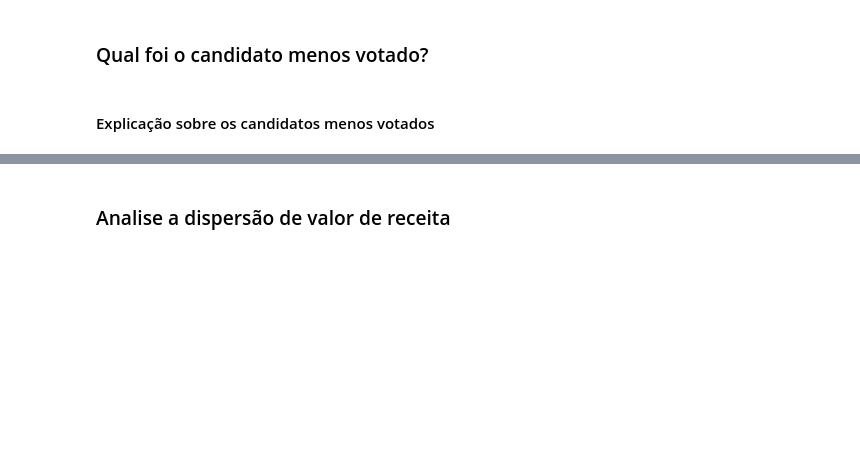
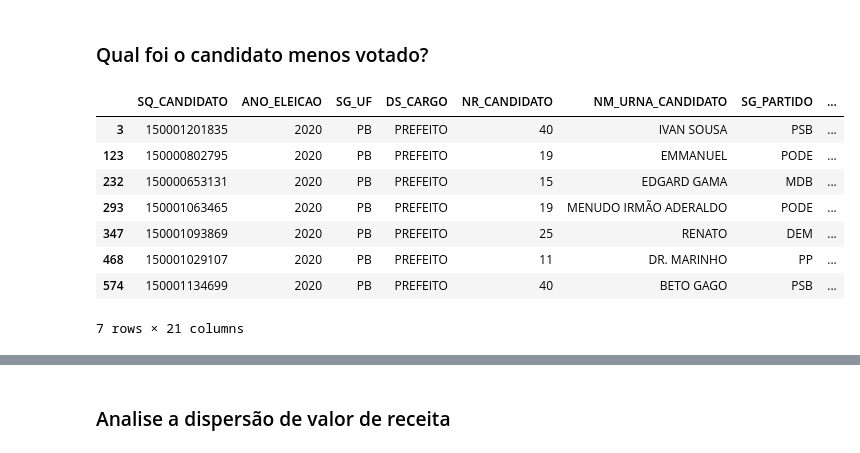
Before and after one commit to Kawhan/final_data_project, a Jupyter notebook: relatorio.ipynb, the cells around one changed output, grey strips where cells are left out. Cells and saved outputs as stored; diff of their text form; code cells hidden in the pictures; blank space fills up the shorter version.

Commit message:
commit percentual analysis

```diff
--- a/relatorio.ipynb
+++ b/relatorio.ipynb
@@ -156,7 +171,15 @@ eleicao[percentual == most_popular]
 # %% [markdown]
 ### Qual foi o candidato menos votado?
 # %%
-less_popular = num_votos.min()
-eleicao[num_votos == less_popular]
+less_popular = percentual.min()
+eleicao[percentual == less_popular]
+# %% [output]
+|  | SQ_CANDIDATO | ANO_ELEICAO | SG_UF | DS_CARGO | NR_CANDIDATO | NM_URNA_CANDIDATO | SG_PARTIDO | ... |
+| 3 | 150001201835 | 2020 | PB | PREFEITO | 40 | IVAN SOUSA | PSB | ... |
+| 123 | 150000802795 | 2020 | PB | PREFEITO | 19 | EMMANUEL | PODE | ... |
+| 232 | 150000653131 | 2020 | PB | PREFEITO | 15 | EDGARD GAMA | MDB | ... |
+| 293 | 150001063465 | 2020 | PB | PREFEITO | 19 | MENUDO IRMÃO ADERALDO | PODE | ... |
+| 347 | 150001093869 | 2020 | PB | PREFEITO | 25 | RENATO | DEM | ... |
+| 468 | 150001029107 | 2020 | PB | PREFEITO | 11 | DR. MARINHO | PP | ... |
+| 574 | 150001134699 | 2020 | PB | PREFEITO | 40 | BETO GAGO | PSB | ... |
+7 rows × 21 columns
-# %% [markdown]
-#### Explicação sobre os candidatos menos votados
```
Also changed, not shown: parts of 4 cells of this notebook.
